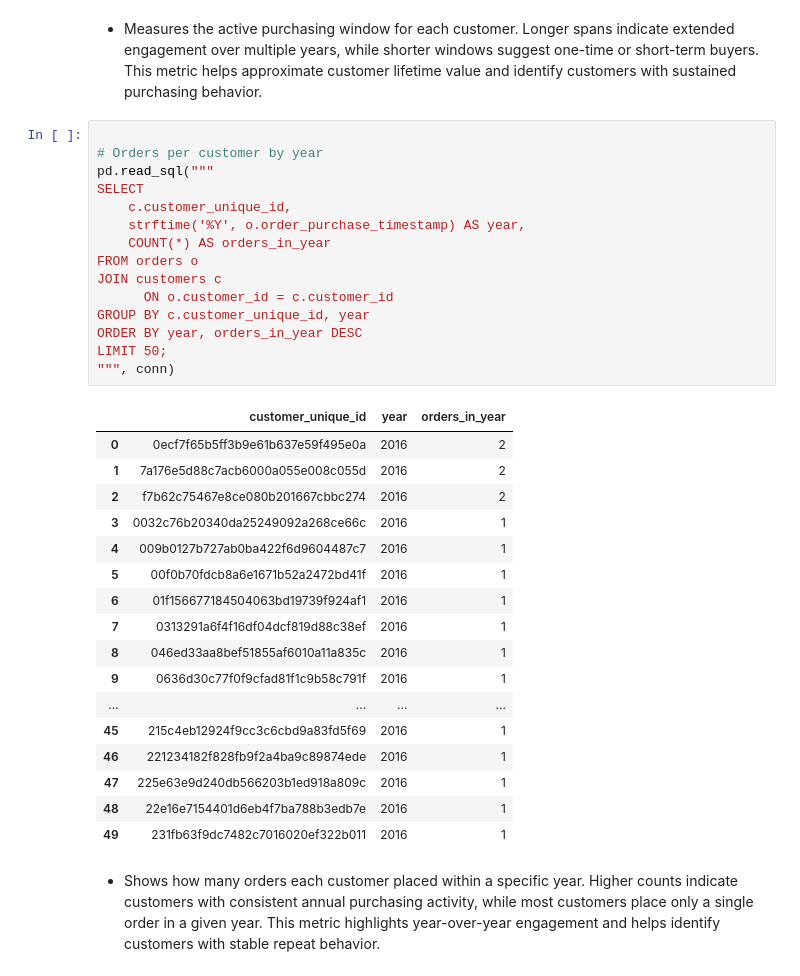
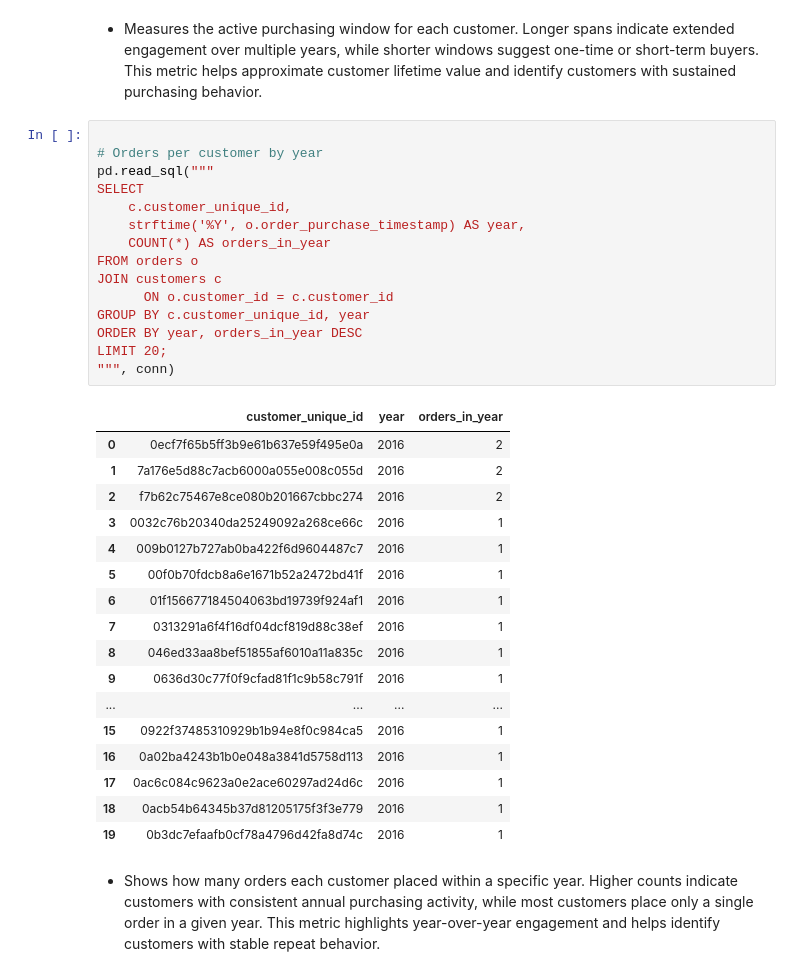
Before and after one commit to DonnahM/E-commerce_performance_insights, a Jupyter notebook: Customer_behavior_trends.ipynb, the cells around one changed output. Saved outputs shown, nothing was run; the diff lists cells and outputs as text.

```diff
--- a/Customer_behavior_trends.ipynb
+++ b/Customer_behavior_trends.ipynb
@@ -704,36 +704,36 @@ LIMIT 20;
 # %%
 
 # Orders per customer by year
 pd.read_sql("""
 SELECT
     c.customer_unique_id,
     strftime('%Y', o.order_purchase_timestamp) AS year,
     COUNT(*) AS orders_in_year
 FROM orders o
 JOIN customers c
       ON o.customer_id = c.customer_id
 GROUP BY c.customer_unique_id, year
 ORDER BY year, orders_in_year DESC
-LIMIT 50;
+LIMIT 20;
 """, conn)
 # %% [output]
 |  | customer_unique_id | year | orders_in_year |
 | 0 | 0ecf7f65b5ff3b9e61b637e59f495e0a | 2016 | 2 |
 | 1 | 7a176e5d88c7acb6000a055e008c055d | 2016 | 2 |
 | 2 | f7b62c75467e8ce080b201667cbbc274 | 2016 | 2 |
 | 3 | 0032c76b20340da25249092a268ce66c | 2016 | 1 |
 | 4 | 009b0127b727ab0ba422f6d9604487c7 | 2016 | 1 |
 | 5 | 00f0b70fdcb8a6e1671b52a2472bd41f | 2016 | 1 |
 | 6 | 01f156677184504063bd19739f924af1 | 2016 | 1 |
 | 7 | 0313291a6f4f16df04dcf819d88c38ef | 2016 | 1 |
 | 8 | 046ed33aa8bef51855af6010a11a835c | 2016 | 1 |
 | 9 | 0636d30c77f0f9cfad81f1c9b58c791f | 2016 | 1 |
 | ... | ... | ... | ... |
-| 45 | 215c4eb12924f9cc3c6cbd9a83fd5f69 | 2016 | 1 |
-| 46 | 221234182f828fb9f2a4ba9c89874ede | 2016 | 1 |
-| 47 | 225e63e9d240db566203b1ed918a809c | 2016 | 1 |
-| 48 | 22e16e7154401d6eb4f7ba788b3edb7e | 2016 | 1 |
-| 49 | 231fb63f9dc7482c7016020ef322b011 | 2016 | 1 |
+| 15 | 0922f37485310929b1b94e8f0c984ca5 | 2016 | 1 |
+| 16 | 0a02ba4243b1b0e048a3841d5758d113 | 2016 | 1 |
+| 17 | 0ac6c084c9623a0e2ace60297ad24d6c | 2016 | 1 |
+| 18 | 0acb54b64345b37d81205175f3f3e779 | 2016 | 1 |
+| 19 | 0b3dc7efaafb0cf78a4796d42fa8d74c | 2016 | 1 |
 # %% [markdown]
 - Shows how many orders each customer placed within a specific year. Higher counts indicate customers with consistent annual purchasing activity, while most customers place only a single order in a given year. This metric highlights year-over-year engagement and helps identify customers with stable repeat behavior.
 # %% [markdown]
```
Also changed, not shown: parts of 11 cells of this notebook.
